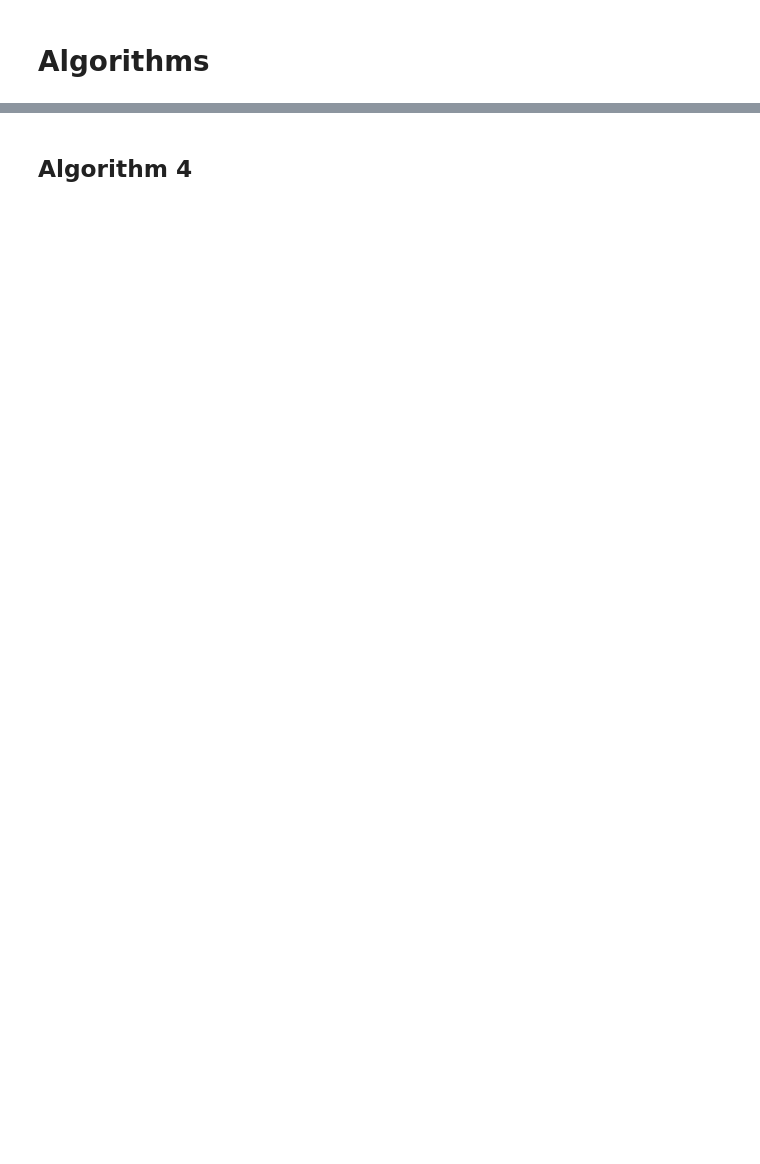
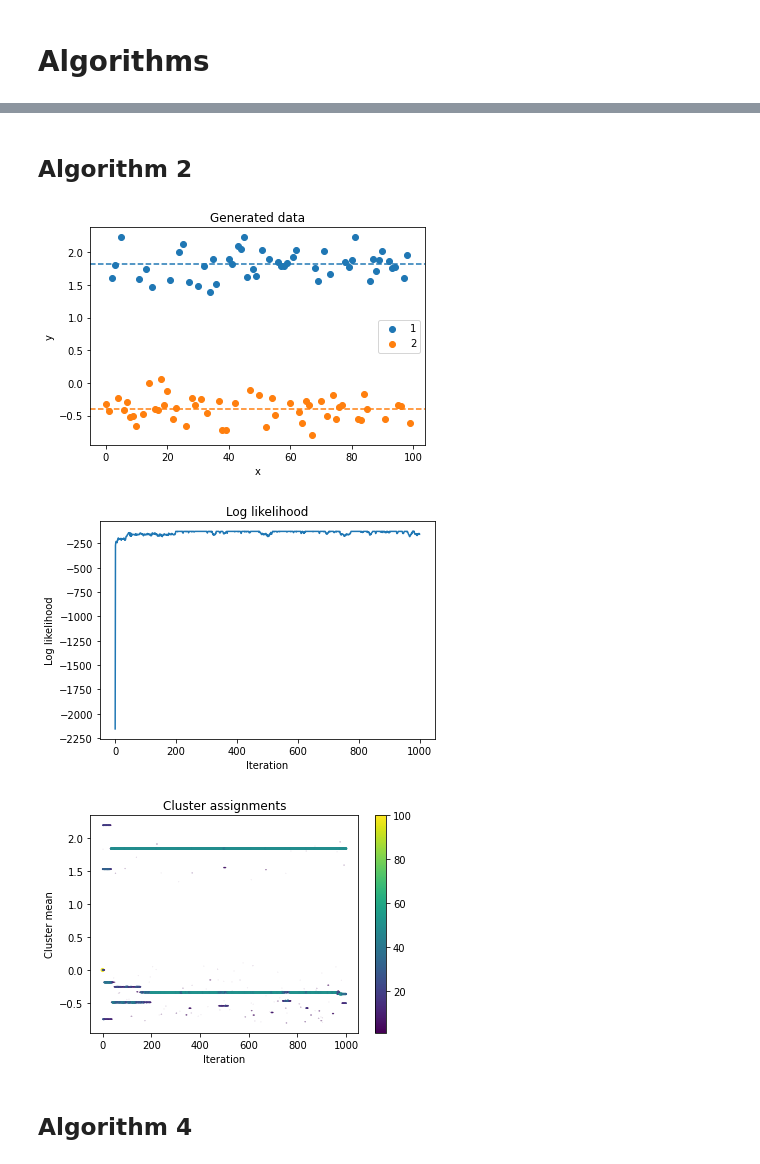
Before and after one commit to MariusAlonso/MVA-PGM-Sampling-Methods-DP-Mixture-Models, a Jupyter notebook: algos.ipynb, the cells around one changed output, grey strips where cells are left out. Cells and saved outputs as stored; diff of their text form; code cells hidden in the pictures; blank space fills up the shorter version.

```diff
--- a/algos.ipynb
+++ b/algos.ipynb
@@ -29 +46,6 @@ def g0_logdensity(theta):
+# %%
+def posterior(y):
+    mean = np.mean(y)
+    number = len(y)
+    return np.random.normal((1+ tau/number)*mean, 1/(1+ number/tau))
 # %% [markdown]
@@ -190,0 +299,2 @@ plt.show()
+# %% [markdown]
+## Algorithm 2
@@ -191,3 +342,62 @@ plt.show()
+# %%
+# Run algorithm 2
+data = y
+n = len(data)
+N = 1000
+alpha = 0.25
+
+cs, phis = algorithm_2(N, data, alpha)
+c = cs[-1]
+phi = phis[-1]
+
+
+complete_llhs = np.zeros((N+1), dtype=float)
+for i in range(N+1):
+    complete_llhs[i] = F_loglikelihood(thetas[i], y).sum() + DP_loglikelihood(thetas[i])
+
+
+plt.figure()
+# define infinite list of colors
+COLORS = cycle(plt.rcParams['axes.prop_cycle'].by_key()['color'])
+for i, cluster in enumerate(np.unique(c)):
+    color = next(COLORS)
+    plt.scatter(np.arange(n)[c == cluster], data[c == cluster], label=cluster, color=color)
+    plt.axhline(phi[cluster], color=color, linestyle="--")
+plt.title("Generated data")
+plt.xlabel("x")
+plt.ylabel("y")
+plt.legend()
+plt.show()
+
+# Plot evolution of log likelihood
+plt.figure()
+plt.plot(np.arange(N+1), complete_llhs)
+plt.title("Log likelihood")
+plt.xlabel("Iteration")
+plt.ylabel("Log likelihood")
+plt.show()
+
+# plot evolution of theta
+plt.figure()
+it_list = []
+phi_list = []
+size_list = []
+for it in range(0, N+1):
+    phis_counts = np.unique(thetas[it], return_counts=True)
+    phi_list.extend(phis_counts[0])
+    it_list.extend([it] * len(phis_counts[0]))
+    size_list.extend(phis_counts[1])
+
+plt.scatter(it_list, phi_list, s= 10 * np.square(np.array(size_list, dtype=float) / np.max(size_list)), c=size_list)
+plt.title("Cluster assignments")
+plt.xlabel("Iteration")
+plt.ylabel("Cluster mean")
+plt.colorbar()
+plt.show()
+# %% [output]
+[figure, added]
+[figure, added]
+[figure, added]
 # %% [markdown]
 ## Algorithm 4
 # %%
```
Also changed, not shown: parts of 34 cells of this notebook.
